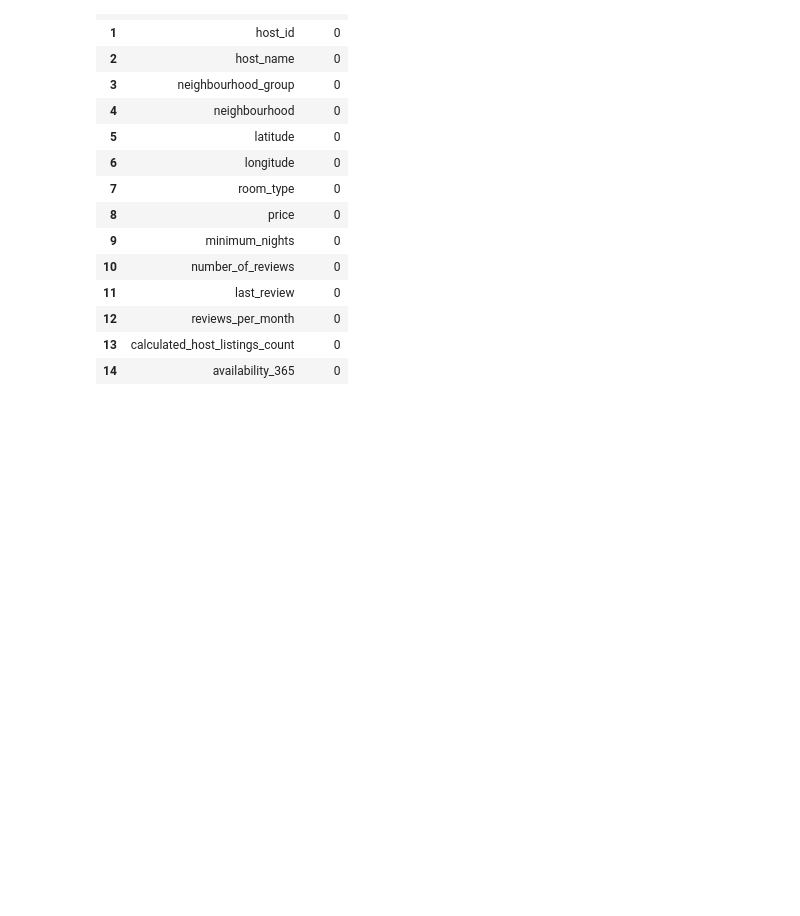
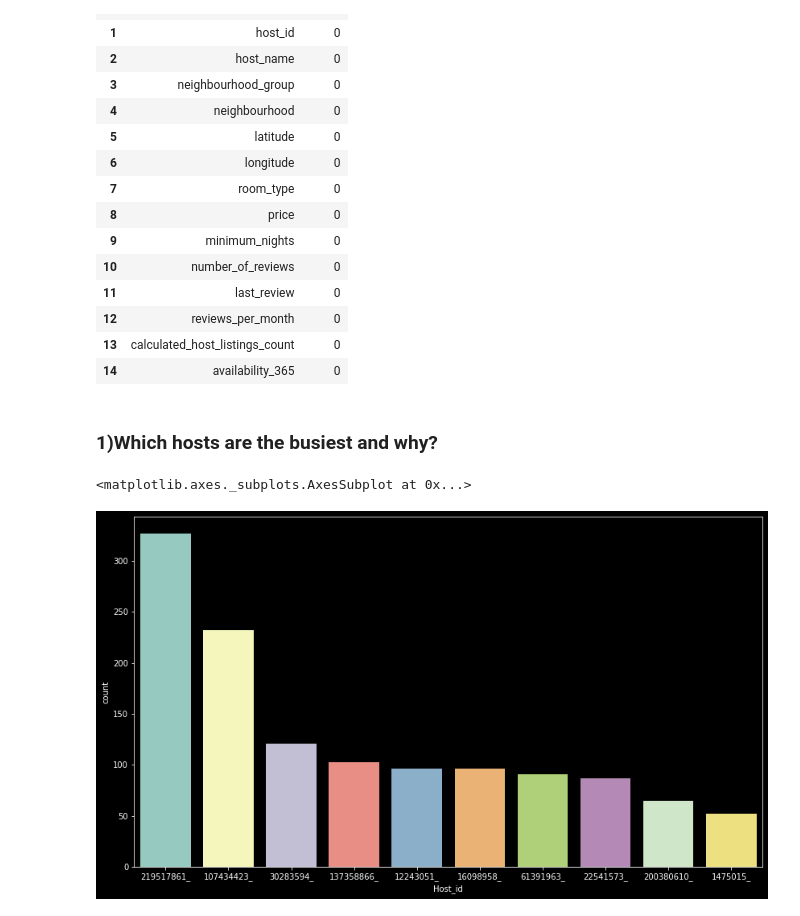
Before and after one commit to Jaiharish-passion07/Almabetter-Capstone_project, a Jupyter notebook: Jai_Harish_capstone_project_Airbnb.ipynb, the cells around one changed output. Saved outputs shown, nothing was run; the diff lists cells and outputs as text; code cells hidden in the pictures; blank space fills up the shorter version.

```diff
--- a/Jai_Harish_capstone_project_Airbnb.ipynb
+++ b/Jai_Harish_capstone_project_Airbnb.ipynb
@@ -156,3 +185,16 @@ df_air_clean.isnull().sum().reset_index().rename(columns={'index':'Column',0:'Co
 | 12 | reviews_per_month | 0 |
 | 13 | calculated_host_listings_count | 0 |
 | 14 | availability_365 | 0 |
+# %% [markdown]
+### 1)Which hosts are the busiest and why?
+# %%
+df_eda_data=df_air_clean.copy()
+# %%
+df_host=df_eda_data['host_id'].value_counts().head(10).reset_index().rename(columns={'index':"Host_id","host_id":"count"})
+df_host['Host_id']=df_host['Host_id'].apply(lambda x:str(x)+"_")
+# %%
+plt.figure(figsize=(14,8))
+sns.barplot(df_host['Host_id'],df_host['count'],)
+# %% [output]
+<matplotlib.axes._subplots.AxesSubplot at 0x...>
+[figure, added]
```
Also changed, not shown: parts of 9 cells of this notebook.
